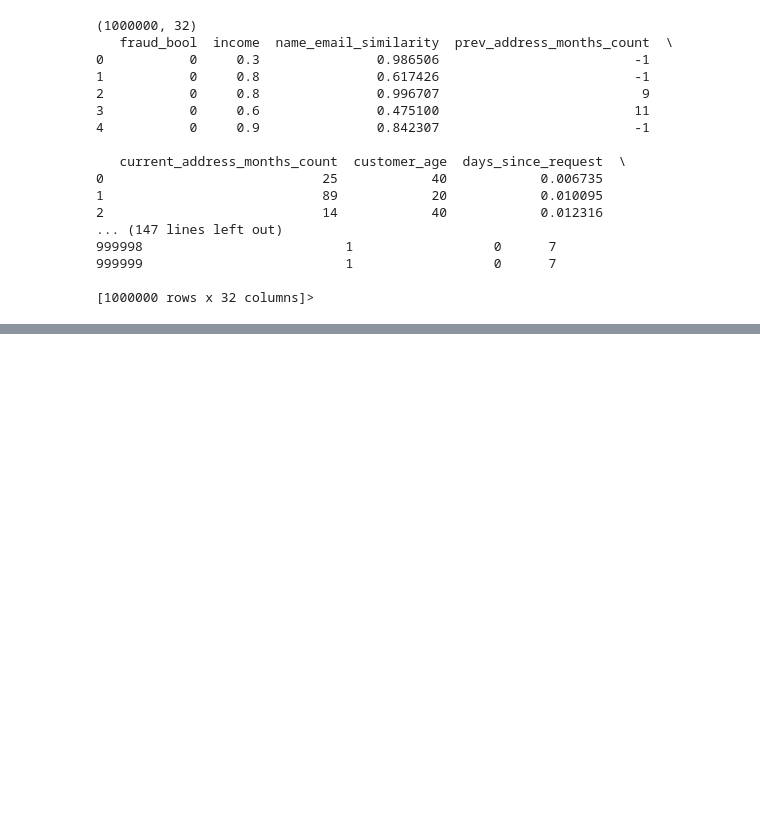
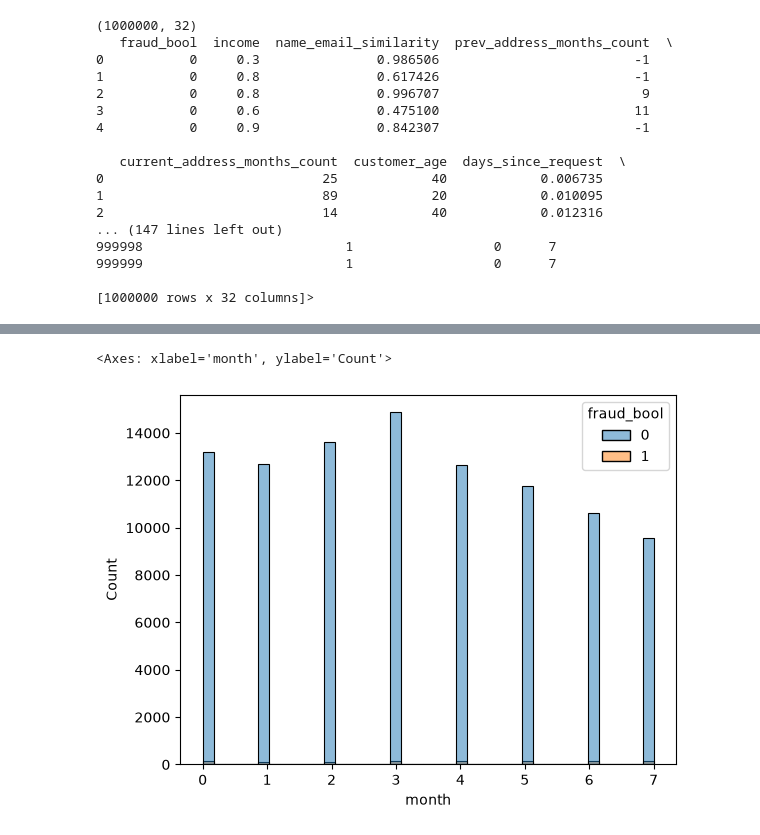
Before and after one commit to shubhanshutiwari1/FairFraud, a Jupyter notebook: notebooks/eda.ipynb, the cells around one changed output, grey strips where cells are left out. Cells and saved outputs as stored; diff of their text form; code cells hidden in the pictures; blank space fills up the shorter version.

```diff
--- a/notebooks/eda.ipynb
+++ b/notebooks/eda.ipynb
@@ -28,0 +209,13 @@ print(df.describe)
+# %%
+df_sample = df.sample(
+    n=100000,
+    random_state=42
+)
+sns.histplot(
+    data=df_sample,
+    x=col,
+    hue="fraud_bool"
+)
+# %% [output]
+<Axes: xlabel='month', ylabel='Count'>
+[figure, added]
```
Also changed, not shown: parts of 28 cells of this notebook, 3 other files.
